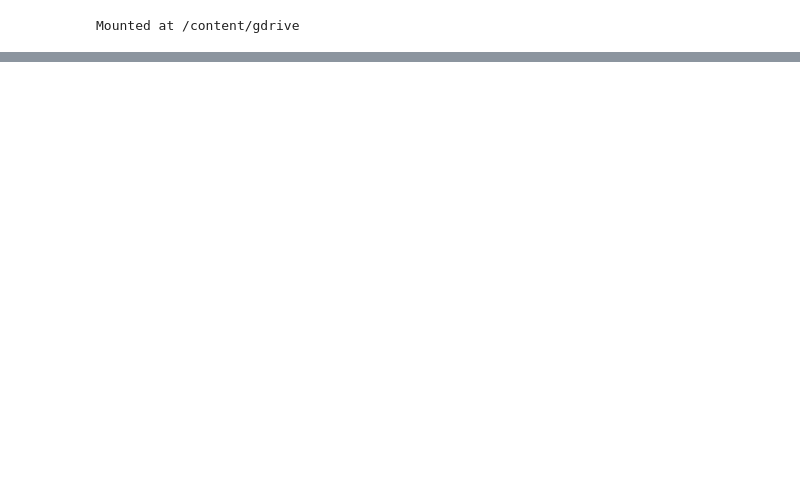
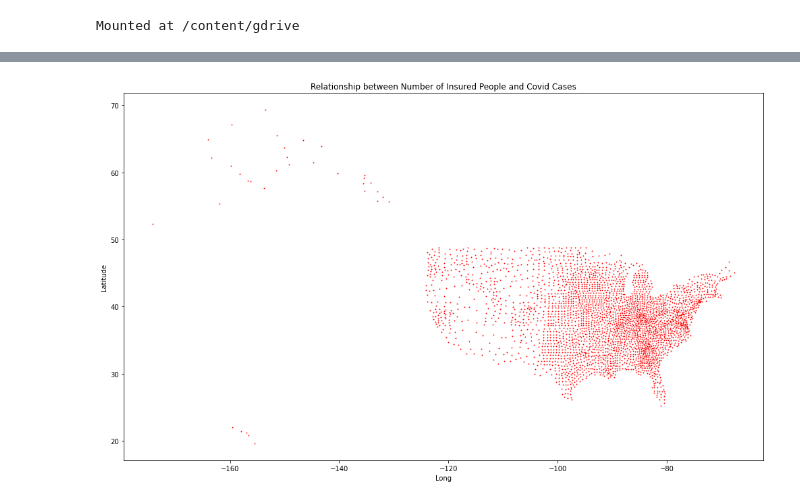
Before and after one commit to linsyzw/COVID_Insurance_Relation, a Jupyter notebook: Covid_Data.ipynb, the cells around one changed output, grey strips where cells are left out. Saved outputs shown, nothing was run; the diff lists cells and outputs as text; code cells hidden in the pictures; blank space fills up the shorter version.

```diff
--- a/Covid_Data.ipynb
+++ b/Covid_Data.ipynb
@@ -130,0 +232,10 @@ min 1,002,810
+# %%
+# x-axis: # insured, y-axis: confirmed cases
+plt.figure(figsize=(17, 10))
+plt.scatter(US_Confirmed['Long_'], US_Confirmed['Lat'], s = 3, c = 'r', marker = ".")
+plt.xlabel('Long')
+plt.ylabel('Latitude')
+plt.title("Relationship between Number of Insured People and Covid Cases")
+plt.show()
+# %% [output]
+[figure, added]
```
Also changed, not shown: parts of 9 cells of this notebook, 3 other files.
